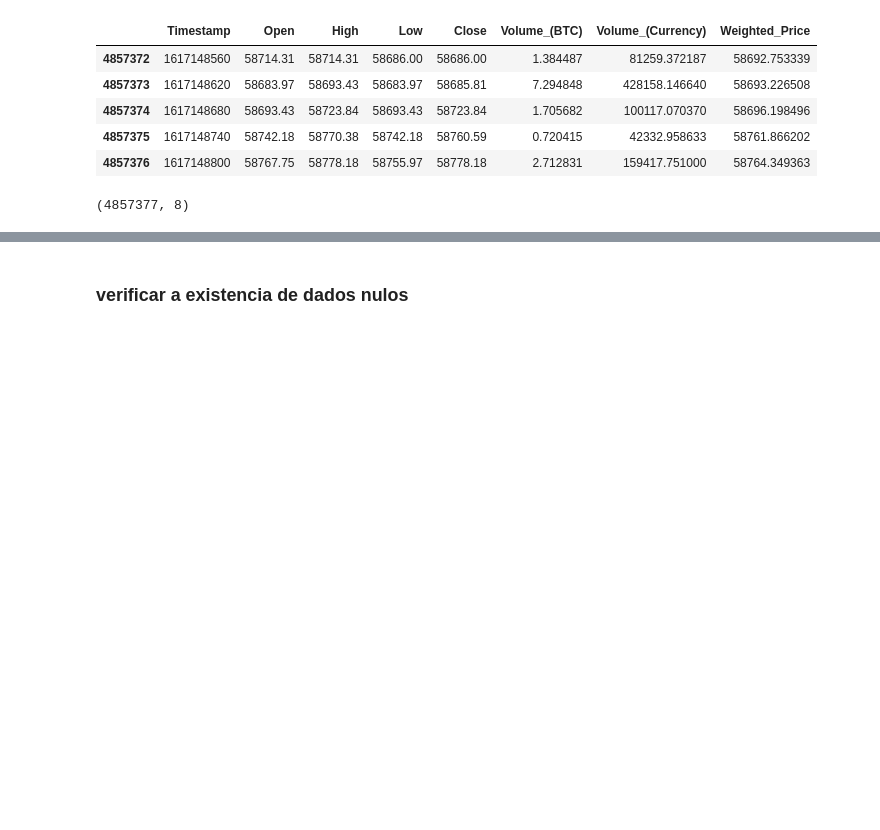
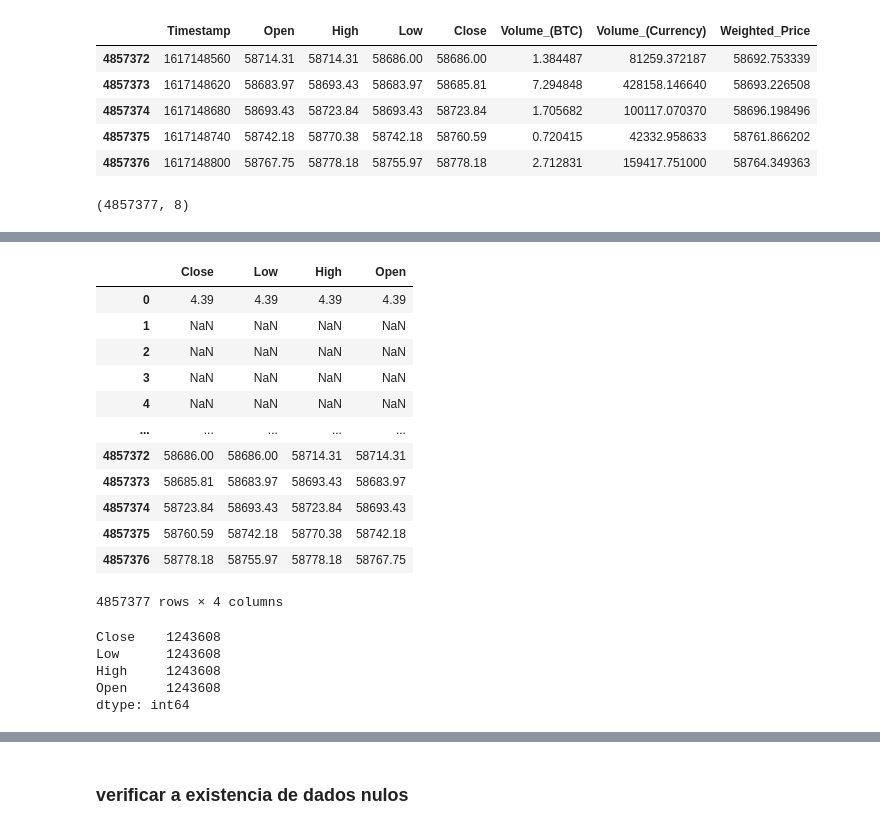
Before and after one commit to fabriciocovalesci/CryptocurrencyPricePrediction, a Jupyter notebook: DataAnalysisCrypto/Analise BTC.ipynb, the cells around one changed output, grey strips where cells are left out. Drawn from its saved outputs; the diff is of its cells as text; code cells hidden in the pictures; blank space fills up the shorter version.

```diff
--- a/DataAnalysisCrypto/Analise BTC.ipynb
+++ b/DataAnalysisCrypto/Analise BTC.ipynb
@@ -36,0 +113,8 @@ df.shape
+# %%
+def correlacao(data, limit):
+    corr = data.corr()['Weighted_Price'].sort_values(ascending=False)[1:]
+    abs_corr = abs(corr)
+    relevant_features = abs_corr[abs_corr>limit]
+    return relevant_features
+# %%
+corr_feature = correlacao(df, 0.81)
@@ -36,0 +134,26 @@ df.shape
+# %%
+df1 = df[corr_feature.index]
+# %%
+df1
+# %% [output]
+|  | Close | Low | High | Open |
+| 0 | 4.39 | 4.39 | 4.39 | 4.39 |
+| 1 | NaN | NaN | NaN | NaN |
+| 2 | NaN | NaN | NaN | NaN |
+| 3 | NaN | NaN | NaN | NaN |
+| 4 | NaN | NaN | NaN | NaN |
+| ... | ... | ... | ... | ... |
+| 4857372 | 58686.00 | 58686.00 | 58714.31 | 58714.31 |
+| 4857373 | 58685.81 | 58683.97 | 58693.43 | 58683.97 |
+| 4857374 | 58723.84 | 58693.43 | 58723.84 | 58693.43 |
+| 4857375 | 58760.59 | 58742.18 | 58770.38 | 58742.18 |
+| 4857376 | 58778.18 | 58755.97 | 58778.18 | 58767.75 |
+4857377 rows × 4 columns
+# %%
+df1.isnull().sum()
+# %% [output]
+Close    1243608
+Low      1243608
+High     1243608
+Open     1243608
+dtype: int64
```
Also changed, not shown: parts of 33 cells of this notebook, 1 other file.
